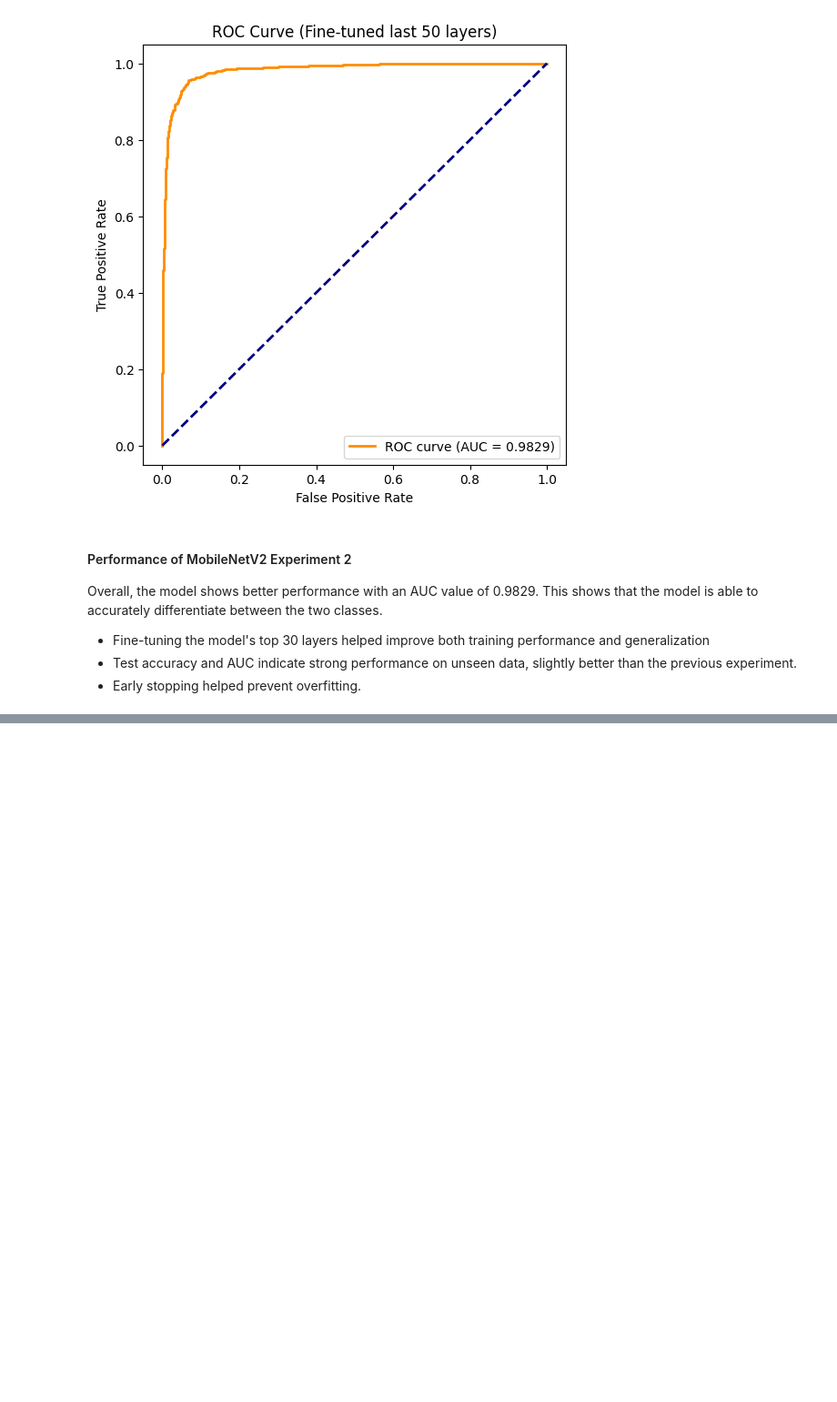
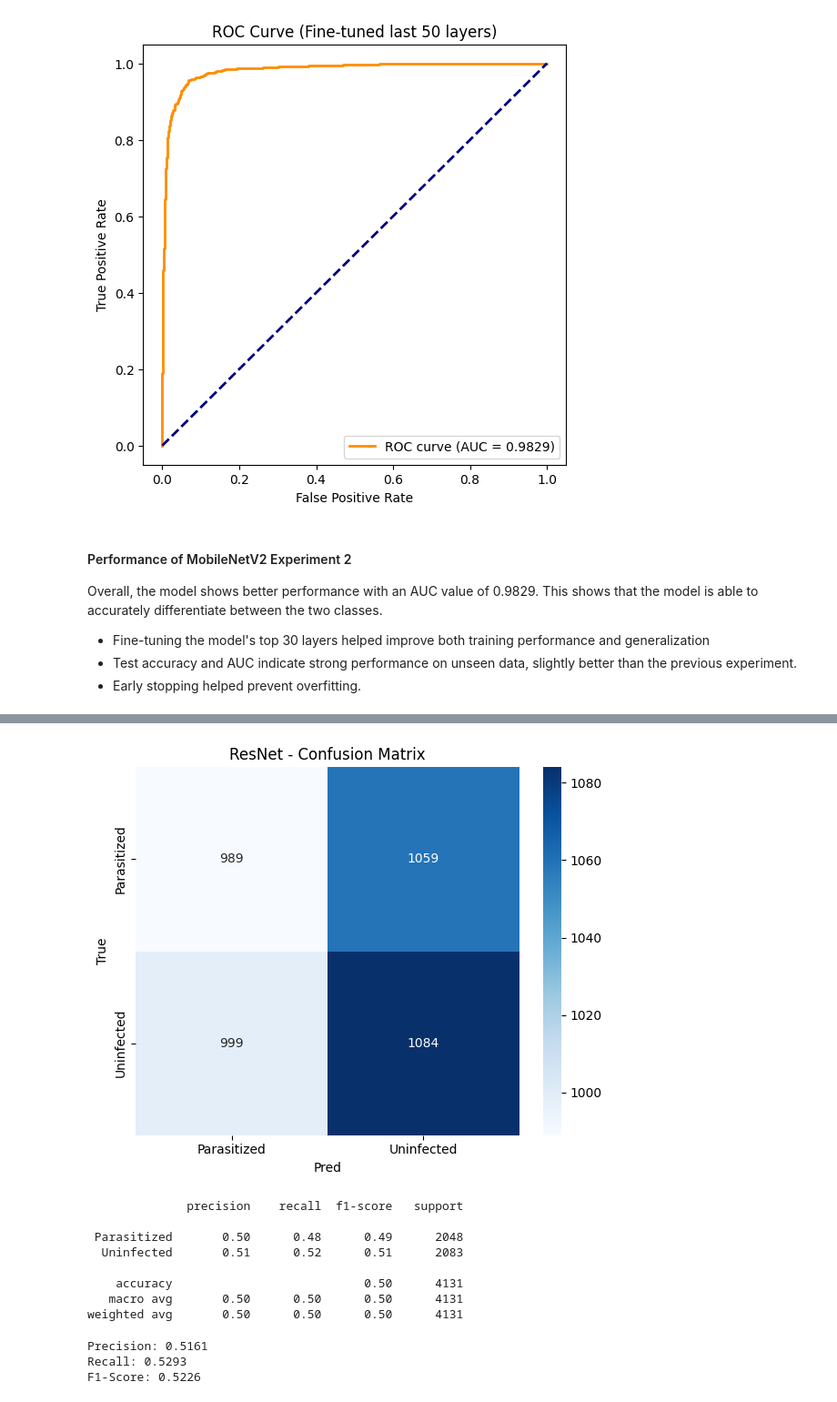
Before and after one commit to Jade-Isimbi/Group1-Malaria-Diagnosis-CNN, a Jupyter notebook: Group1_Malaria_Diagnosis_CNN_Group6_EvenNumber.ipynb, the cells around one changed output, grey strips where cells are left out. Shown at 91% size. Drawn from its saved outputs; the diff is of its cells as text; code cells hidden in the pictures; blank space fills up the shorter version.

```diff
--- a/Group1_Malaria_Diagnosis_CNN_Group6_EvenNumber.ipynb
+++ b/Group1_Malaria_Diagnosis_CNN_Group6_EvenNumber.ipynb
@@ -1580,0 +1601,8 @@ This shows that the model is able to accurately differentiate between the two cl
+# %%
+from tensorflow.keras.applications import ResNet50
+from tensorflow.keras.applications.resnet import preprocess_input
+
+SEED = 42
+AUTOTUNE = tf.data.AUTOTUNE
+
+print("ResNet50 transfer learning setup ready. TensorFlow:", tf.__version__)
@@ -1580,0 +1779,17 @@ This shows that the model is able to accurately differentiate between the two cl
+# %%
+# Rebuild ResNet50 to match low-memory dataset size (160x160)
+tf.keras.backend.clear_session()
+
+model_resnet = build_resnet50_model(
+    input_shape=(IMG_SIZE_RESNET[0], IMG_SIZE_RESNET[1], 3),  # (160, 160, 3)
+    dropout=0.3,
+    trainable=False
+)
+
+model_resnet.compile(
+    optimizer=optimizers.Adam(learning_rate=1e-3),
+    loss="binary_crossentropy",
+    metrics=["accuracy", tf.keras.metrics.AUC(name="auc")]
+)
+
+model_resnet.summary()
@@ -1580,0 +1951,50 @@ This shows that the model is able to accurately differentiate between the two cl
+# %%
+import numpy as np, matplotlib.pyplot as plt, seaborn as sns
+from sklearn.metrics import confusion_matrix, classification_report, roc_curve, auc
+
+# Get predictions and true labels
+y_true = np.concatenate([y for x,y in test_ds_resnet], axis=0)
+y_prob = np.concatenate([model_resnet.predict(x, verbose=0) for x,_ in test_ds_resnet], axis=0).ravel()
+y_pred = (y_prob > 0.5).astype(int)
+
+# Confusion matrix
+cm = confusion_matrix(y_true, y_pred)
+plt.figure(figsize=(6,5))
+sns.heatmap(cm, annot=True, fmt='d', cmap='Blues',
+            xticklabels=['Parasitized','Uninfected'],
+            yticklabels=['Parasitized','Uninfected'])
+plt.title('ResNet - Confusion Matrix'); plt.ylabel('True'); plt.xlabel('Pred');
+plt.tight_layout(); plt.savefig('ResNet_confusion_matrix.png', dpi=300); plt.show()
+
+# Optional detailed metrics
+print(classification_report(y_true, y_pred, target_names=['Parasitized','Uninfected']))
+# %% [output]
+[figure, added]
+              precision    recall  f1-score   support
+
+ Parasitized       0.50      0.48      0.49      2048
+  Uninfected       0.51      0.52      0.51      2083
+
+    accuracy                           0.50      4131
+   macro avg       0.50      0.50      0.50      4131
+weighted avg       0.50      0.50      0.50      4131
+# %%
+from sklearn.metrics import precision_score, recall_score, f1_score
+
+# Get predictions (if not already computed)
+y_true = np.concatenate([y for x,y in test_ds_resnet], axis=0)
+y_prob = np.concatenate([model_resnet.predict(x, verbose=0) for x,_ in test_ds_resnet], axis=0).ravel()
+y_pred = (y_prob > 0.5).astype(int)
+
+# Calculate metrics
+precision = precision_score(y_true, y_pred)
+recall = recall_score(y_true, y_pred)
+f1 = f1_score(y_true, y_pred)
+
+print(f"Precision: {precision:.4f}")
+print(f"Recall: {recall:.4f}")
+print(f"F1-Score: {f1:.4f}")
+# %% [output]
+Precision: 0.5161
+Recall: 0.5293
+F1-Score: 0.5226
```
Also changed, not shown: parts of 14 cells of this notebook, 4 other files.
